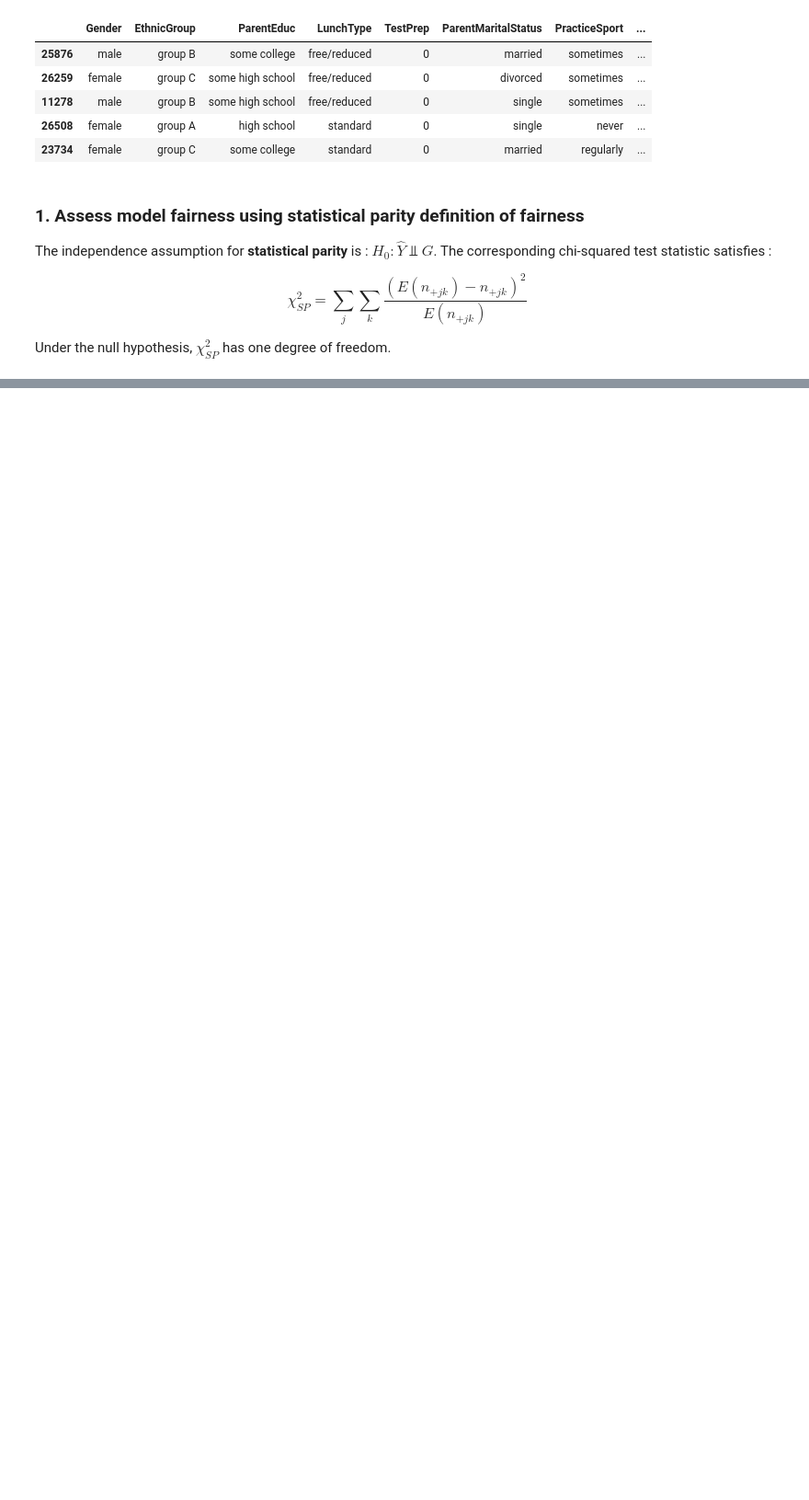
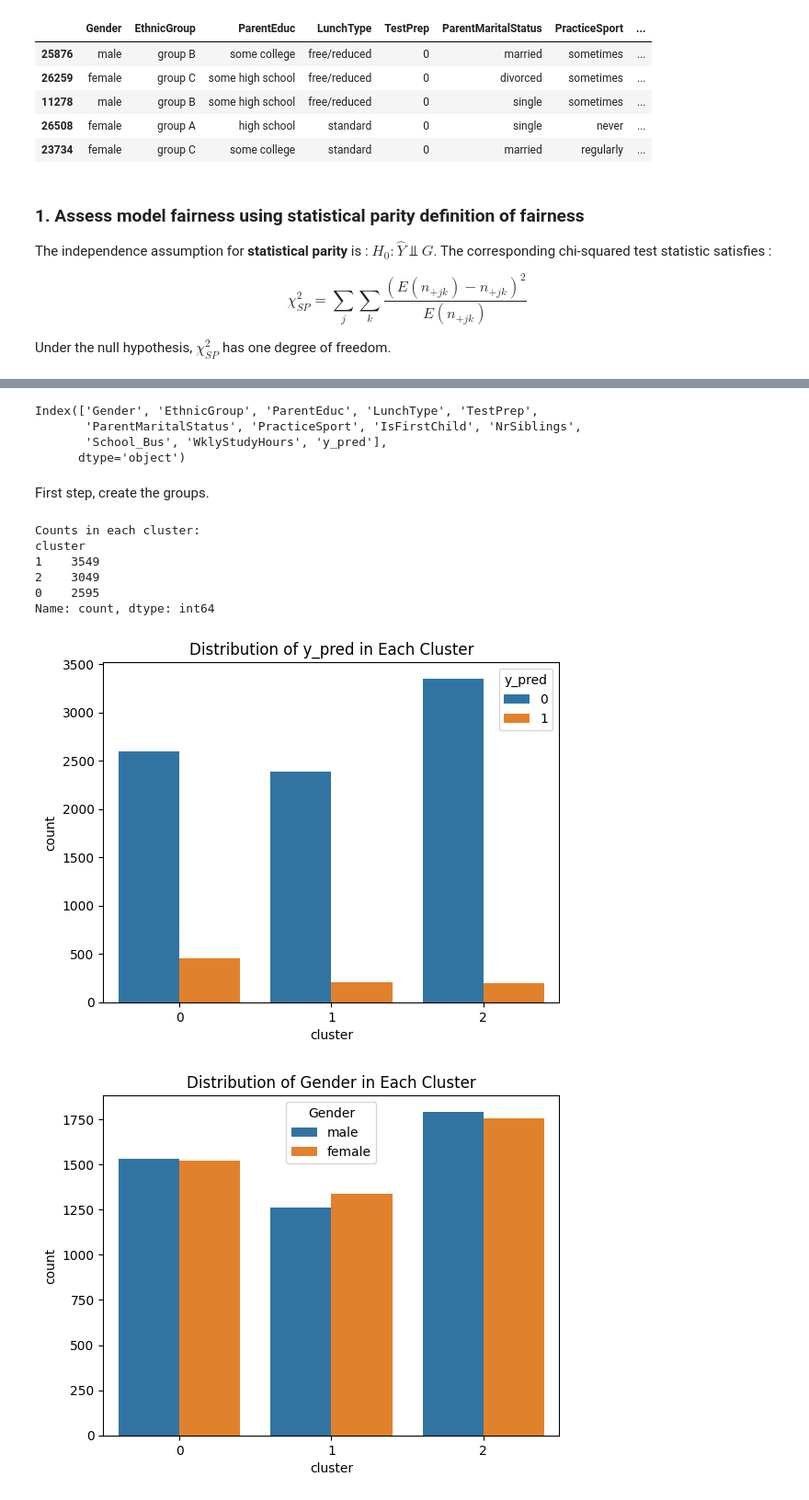
Before and after one commit to ChrisTho23/fairness-and-explainability, a Jupyter notebook: Step 8 - Fairness/main.ipynb, the cells around one changed output, grey strips where cells are left out. Shown at 92% size. Drawn from its saved outputs; the diff is of its cells as text; code cells hidden in the pictures; blank space fills up the shorter version.

Commit message:
Finishing the statistical tests

```diff
--- a/Step 8 - Fairness/main.ipynb
+++ b/Step 8 - Fairness/main.ipynb
@@ -138,0 +314,64 @@ Test statistic value :  214.51396289073045
+# %%
+df_test_results.columns
+# %% [output]
+Index(['Gender', 'EthnicGroup', 'ParentEduc', 'LunchType', 'TestPrep',
+       'ParentMaritalStatus', 'PracticeSport', 'IsFirstChild', 'NrSiblings',
+       'School_Bus', 'WklyStudyHours', 'y_pred'],
+      dtype='object')
+# %% [markdown]
+First step, create the groups.
+# %%
+from sklearn.cluster import KMeans
+
+# Assuming X is your feature matrix (without the target variable)
+X = df_test_results.drop(columns=['y_pred'])  # Replace 'target_variable' with the actual name of your target variable
+
+# Apply a numerical mapping for categorical columns
+categorical_mapping = {
+    'Gender': {'female': 0, 'male': 1},
+    'EthnicGroup': {'group A': 0, 'group B': 1, 'group C': 2, 'group D': 3, 'group E': 4},
+    'ParentEduc': {'some high school': 0, 'high school': 1, "associate's degree": 2, 'some college': 3, "bachelor's degree": 4, "master's degree": 5},
+    'LunchType': {'standard': 0, 'free/reduced': 1},
+    'ParentMaritalStatus': {'widowed': 0, 'divorced': 1, 'single': 2, 'married': 3},
+    'PracticeSport': {'sometimes': 0, 'regularly': 1, 'never': 2},
+    'WklyStudyHours': {'Less than 5 hours': 0, 'Between 5-10 hours': 1, 'More than 10 hours': 2}
+}
+
+columns_to_map = list(categorical_mapping.keys())
+X[columns_to_map] = X[columns_to_map].replace(categorical_mapping)
+
+# Choose the number of groups (clusters)
+n_clusters = 3
+
+# Fit K-Means clustering model
+kmeans = KMeans(n_clusters=n_clusters)
+X['cluster'] = kmeans.fit_predict(X)
+
+# Print the counts in each cluster
+print("Counts in each cluster:")
+print(X['cluster'].value_counts())
+# %% [output]
+Counts in each cluster:
+cluster
+1    3549
+2    3049
+0    2595
+Name: count, dtype: int64
+# %%
+import seaborn as sns
+import matplotlib.pyplot as plt
+
+# Calculate the total counts for each cluster
+cluster_counts = df_test_results['cluster'].value_counts()
+
+sns.countplot(x='cluster', hue='y_pred', data=df_test_results)
+plt.title('Distribution of y_pred in Each Cluster')
+plt.show()
+
+# Plot the distribution of 'Gender' for each cluster in percentage
+sns.countplot(x='cluster', hue='Gender', data=df_test_results)
+plt.title('Distribution of Gender in Each Cluster')
+plt.show()
+# %% [output]
+[figure, added]
+[figure, added]
```
Also changed, not shown: parts of 18 cells of this notebook.
